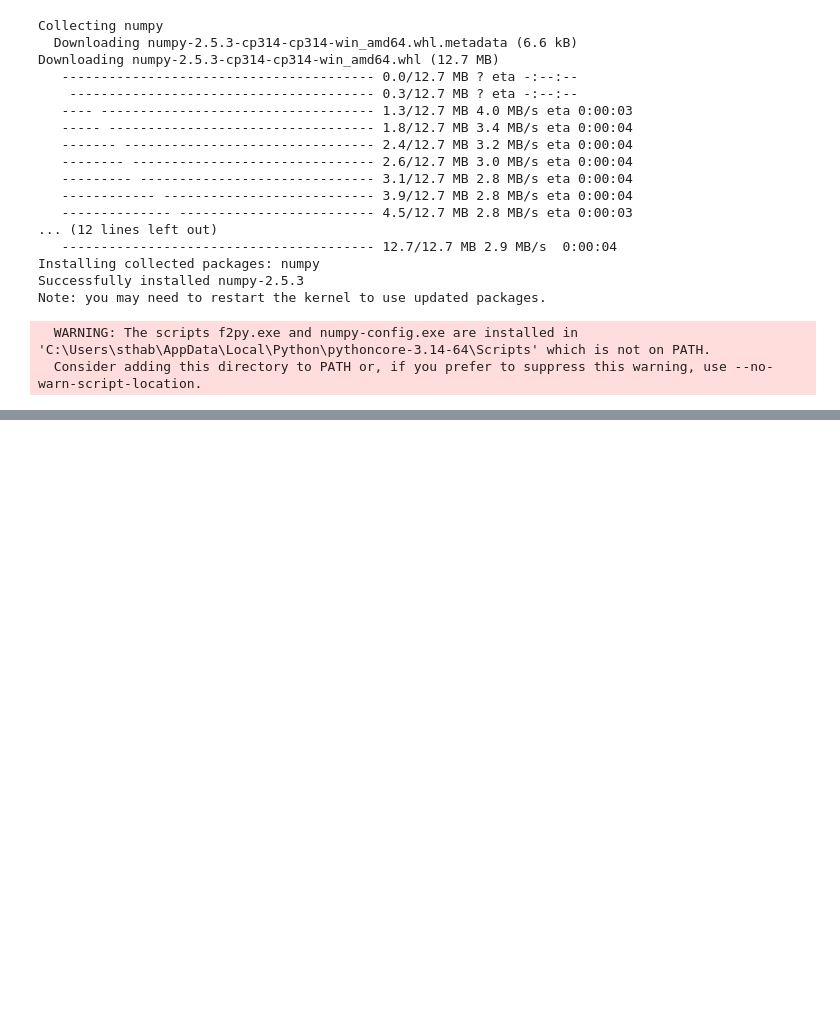
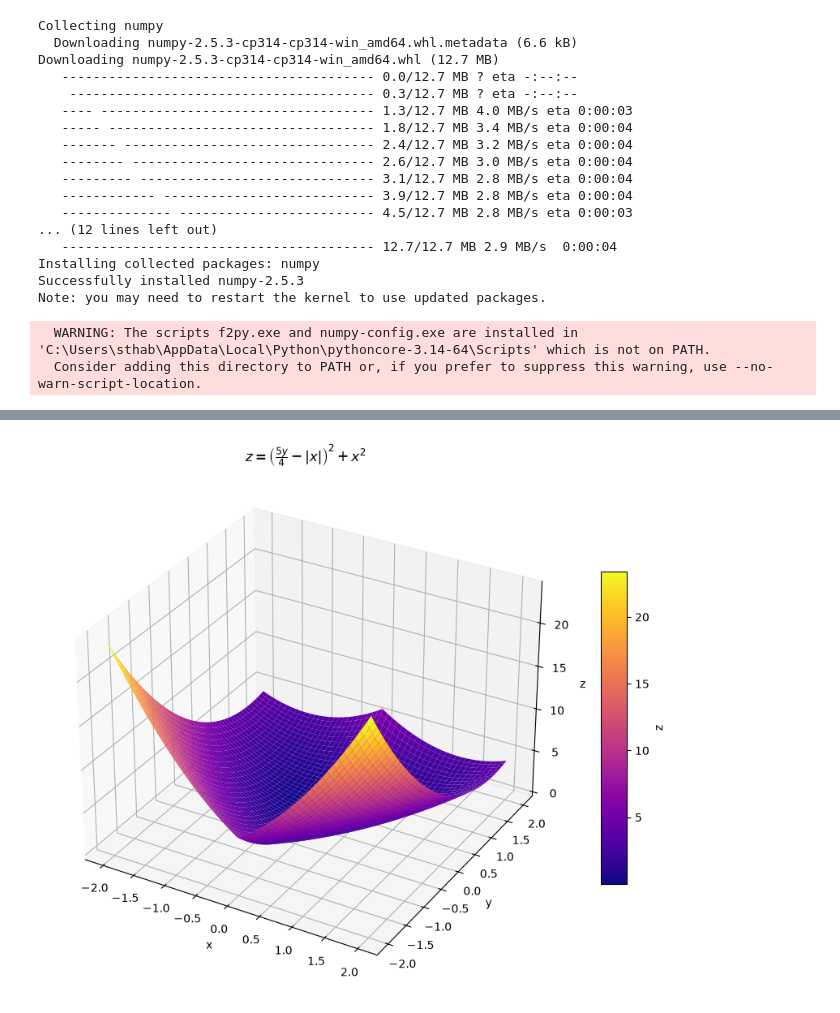
Before and after one commit to tamara-sinaga/CERTAN, a Jupyter notebook: week 1/Praktikum.ipynb, the cells around one changed output, grey strips where cells are left out. Cells and saved outputs as stored; diff of their text form; code cells hidden in the pictures; blank space fills up the shorter version.

```diff
--- a/week 1/tes.ipynb
+++ b/week 1/Praktikum.ipynb
@@ -807,0 +853,30 @@ Note: you may need to restart the kernel to use updated packages.
+# %%
+#Tugas_03_42324042
+
+import numpy as np
+import matplotlib.pyplot as plt
+from mpl_toolkits.mplot3d import Axes3D
+
+# 1. membuat grid nilai x dan y
+x = np.linspace(-2, 2,300)
+y = np.linspace(-2, 2, 300)
+X, Y= np.meshgrid(x, y)
+
+# 2. menghitung nilai z sesuai persamaan
+Z=(5*Y/4- np.abs(x))**2+X**2
+
+# 3. menggambar permukaan 3D
+fig = plt.figure(figsize=(9, 7))
+ax = fig.add_subplot(111, projection='3d')
+surf = ax.plot_surface(x, Y, Z, cmap='plasma', edgecolor='none', antialiased=True)
+
+ax.set_title(r'$z=\left(\frac{5y}{4}-|x|\right)^2+x^2$', fontsize=12)
+ax. set_xlabel('x')
+ax. set_ylabel('y')
+ax. set_zlabel('z')
+fig.colorbar(surf, shrink=0.6, aspect=12, label='z')
+
+plt.tight_layout()
+plt.show()
+# %% [output]
+[figure, added]
```
Also changed, not shown: parts of 3 cells of this notebook.
